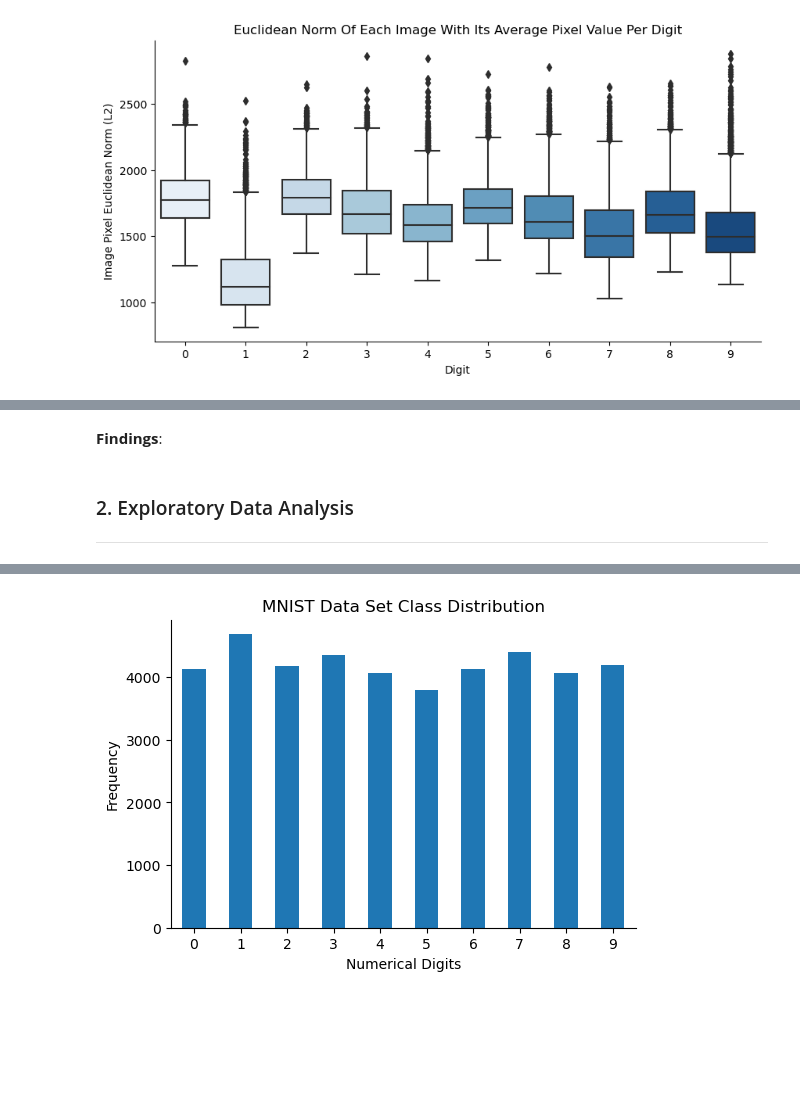
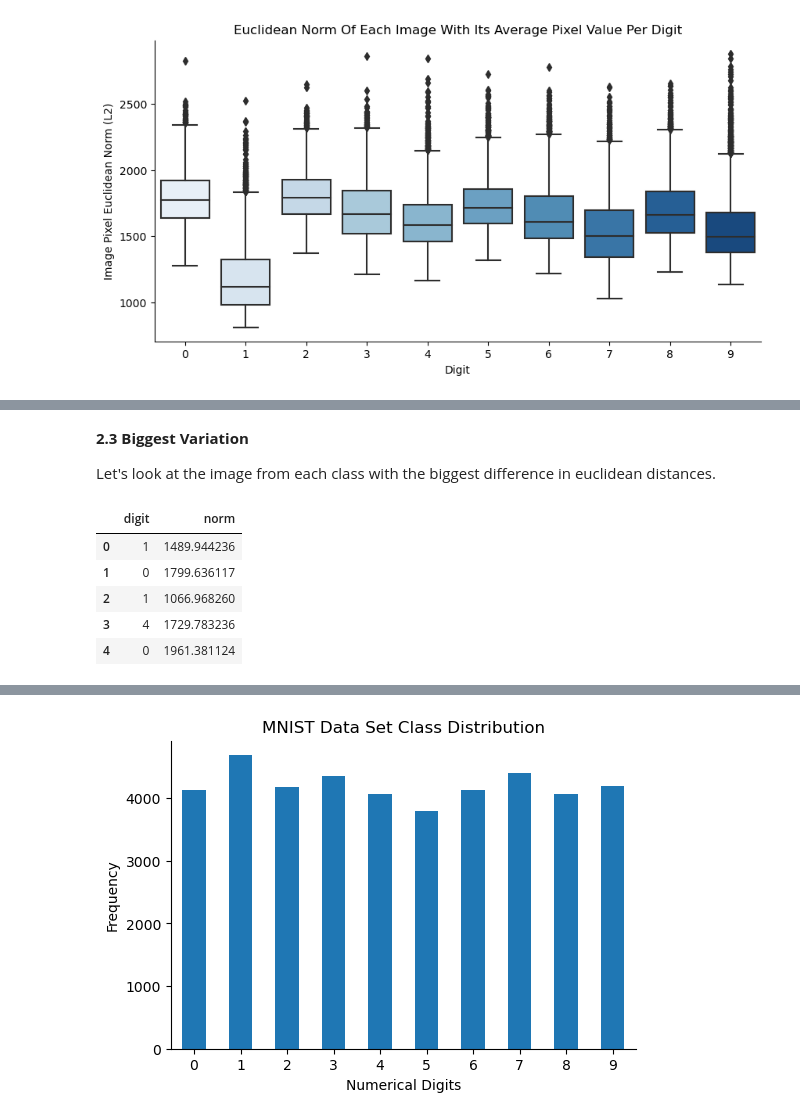
Before and after one commit to clem21chan/MNIST_Digit_Recognizer, a Jupyter notebook: Notebooks/MNIST_Digit_Recognizer.ipynb, the cells around one changed output, grey strips where cells are left out. Cells and saved outputs as stored; diff of their text form; code cells hidden in the pictures; blank space fills up the shorter version.

```diff
--- a/Notebooks/MNIST_Digit_Recognizer.ipynb
+++ b/Notebooks/MNIST_Digit_Recognizer.ipynb
@@ -231,7 +259,15 @@ plt.show()
 # %% [markdown]
-**Findings**:
+<a id='biggest'></a>
+**2.3 Biggest Variation**
+
+Let's look at the image from each class with the biggest difference in euclidean distances.
-# %% [markdown]
-<a id = 'eda'><a/>
-### 2. Exploratory Data Analysis
-
----
+# %%
+# Check how values a displayed in our dataframe
+digit_spread.head()
+# %% [output]
+|  | digit | norm |
+| 0 | 1 | 1489.944236 |
+| 1 | 0 | 1799.636117 |
+| 2 | 1 | 1066.968260 |
+| 3 | 4 | 1729.783236 |
+| 4 | 0 | 1961.381124 |
```
Also changed, not shown: parts of 23 cells of this notebook.
